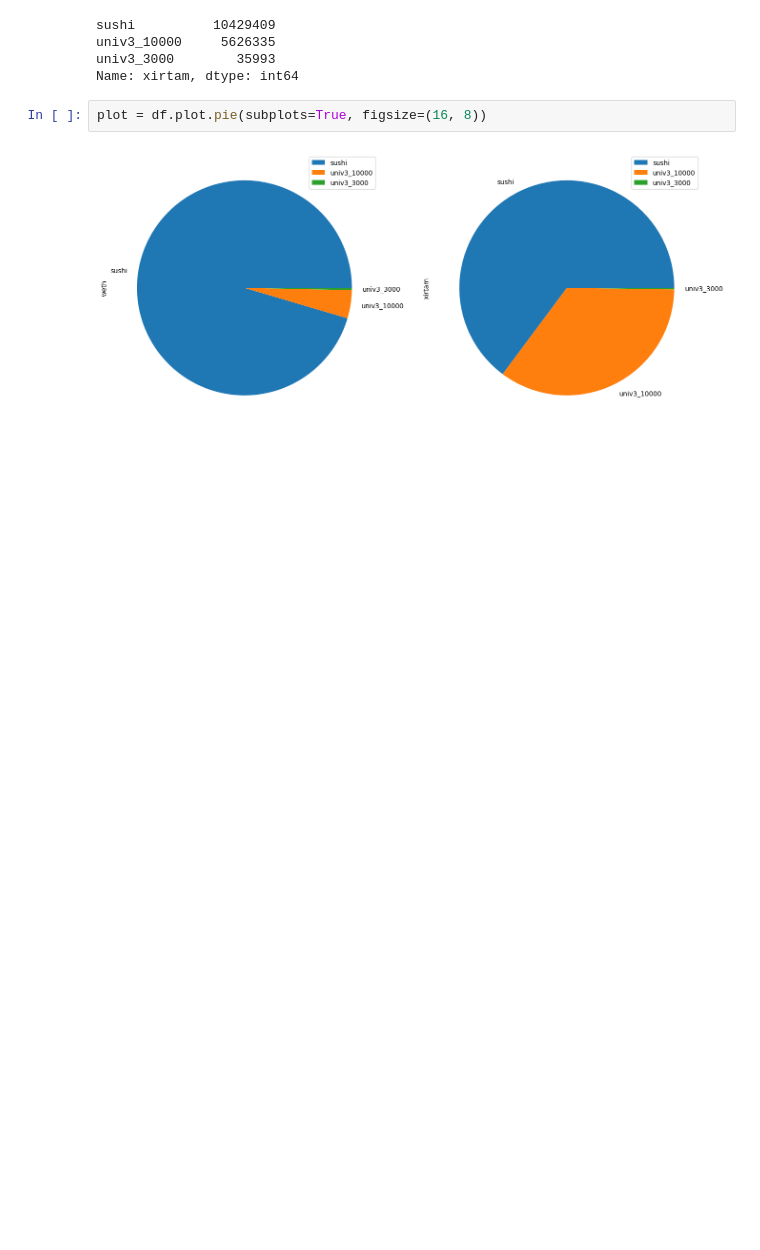
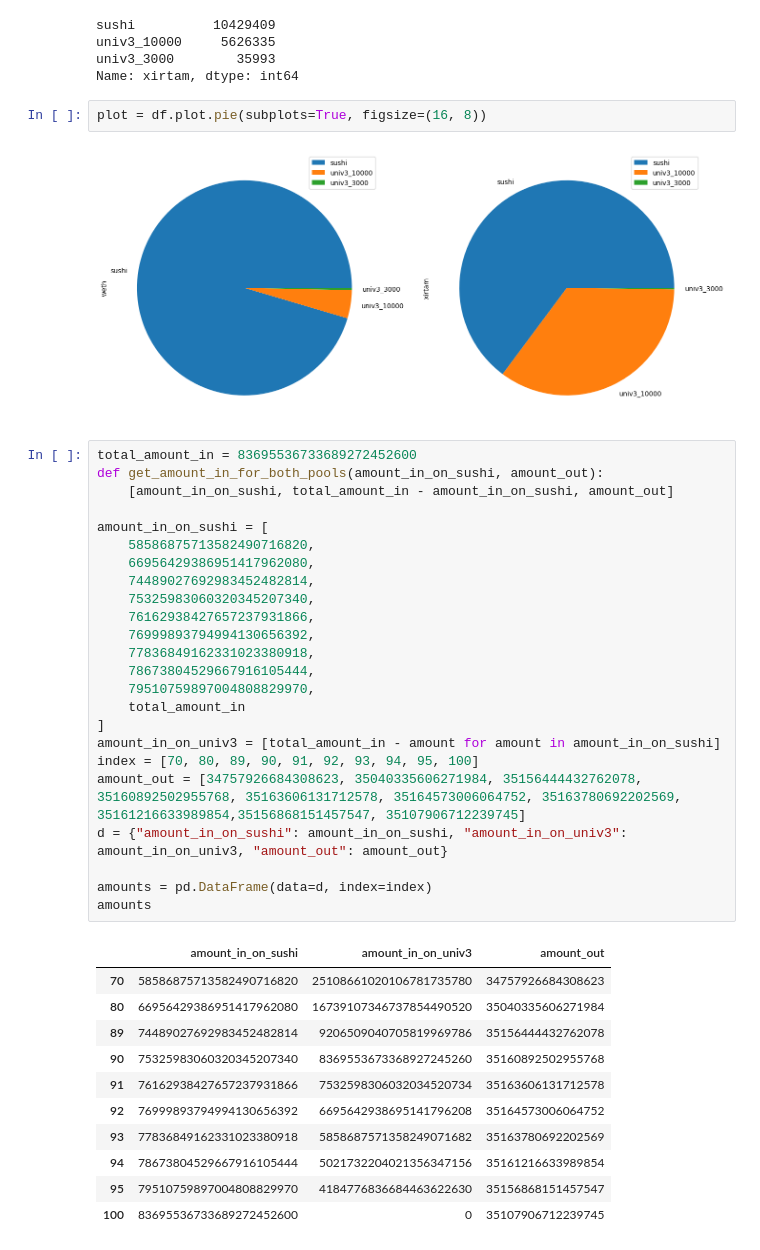
Before and after one commit to yuichiroaoki/chaser, a Jupyter notebook: analysis/search_equilibrium.ipynb, the cells around one changed output. Cells and saved outputs as stored; diff of their text form; blank space fills up the shorter version.

```diff
--- a/analysis/search_equilibrium.ipynb
+++ b/analysis/search_equilibrium.ipynb
@@ -91,3 +91,39 @@ Name: xirtam, dtype: int64
 plot = df.plot.pie(subplots=True, figsize=(16, 8))
 # %% [output]
 [figure]
+# %%
+total_amount_in = 83695536733689272452600
+def get_amount_in_for_both_pools(amount_in_on_sushi, amount_out):
+	[amount_in_on_sushi, total_amount_in - amount_in_on_sushi, amount_out]
+
+amount_in_on_sushi = [
+    58586875713582490716820,
+    66956429386951417962080,
+    74489027692983452482814,
+    75325983060320345207340,
+    76162938427657237931866,
+    76999893794994130656392,
+    77836849162331023380918,
+    78673804529667916105444,
+    79510759897004808829970,
+    total_amount_in
+]
+amount_in_on_univ3 = [total_amount_in - amount for amount in amount_in_on_sushi]
+index = [70, 80, 89, 90, 91, 92, 93, 94, 95, 100]
+amount_out = [34757926684308623, 35040335606271984, 35156444432762078, 35160892502955768, 35163606131712578, 35164573006064752, 35163780692202569, 35161216633989854,35156868151457547, 35107906712239745]
+d = {"amount_in_on_sushi": amount_in_on_sushi, "amount_in_on_univ3": amount_in_on_univ3, "amount_out": amount_out}
+
+amounts = pd.DataFrame(data=d, index=index)
+amounts
+# %% [output]
+|  | amount_in_on_sushi | amount_in_on_univ3 | amount_out |
+| 70 | 58586875713582490716820 | 25108661020106781735780 | 34757926684308623 |
+| 80 | 66956429386951417962080 | 16739107346737854490520 | 35040335606271984 |
+| 89 | 74489027692983452482814 | 9206509040705819969786 | 35156444432762078 |
+| 90 | 75325983060320345207340 | 8369553673368927245260 | 35160892502955768 |
+| 91 | 76162938427657237931866 | 7532598306032034520734 | 35163606131712578 |
+| 92 | 76999893794994130656392 | 6695642938695141796208 | 35164573006064752 |
+| 93 | 77836849162331023380918 | 5858687571358249071682 | 35163780692202569 |
+| 94 | 78673804529667916105444 | 5021732204021356347156 | 35161216633989854 |
+| 95 | 79510759897004808829970 | 4184776836684463622630 | 35156868151457547 |
+| 100 | 83695536733689272452600 | 0 | 35107906712239745 |
```
Also changed, not shown: parts of 3 cells of this notebook, 2 other files.
